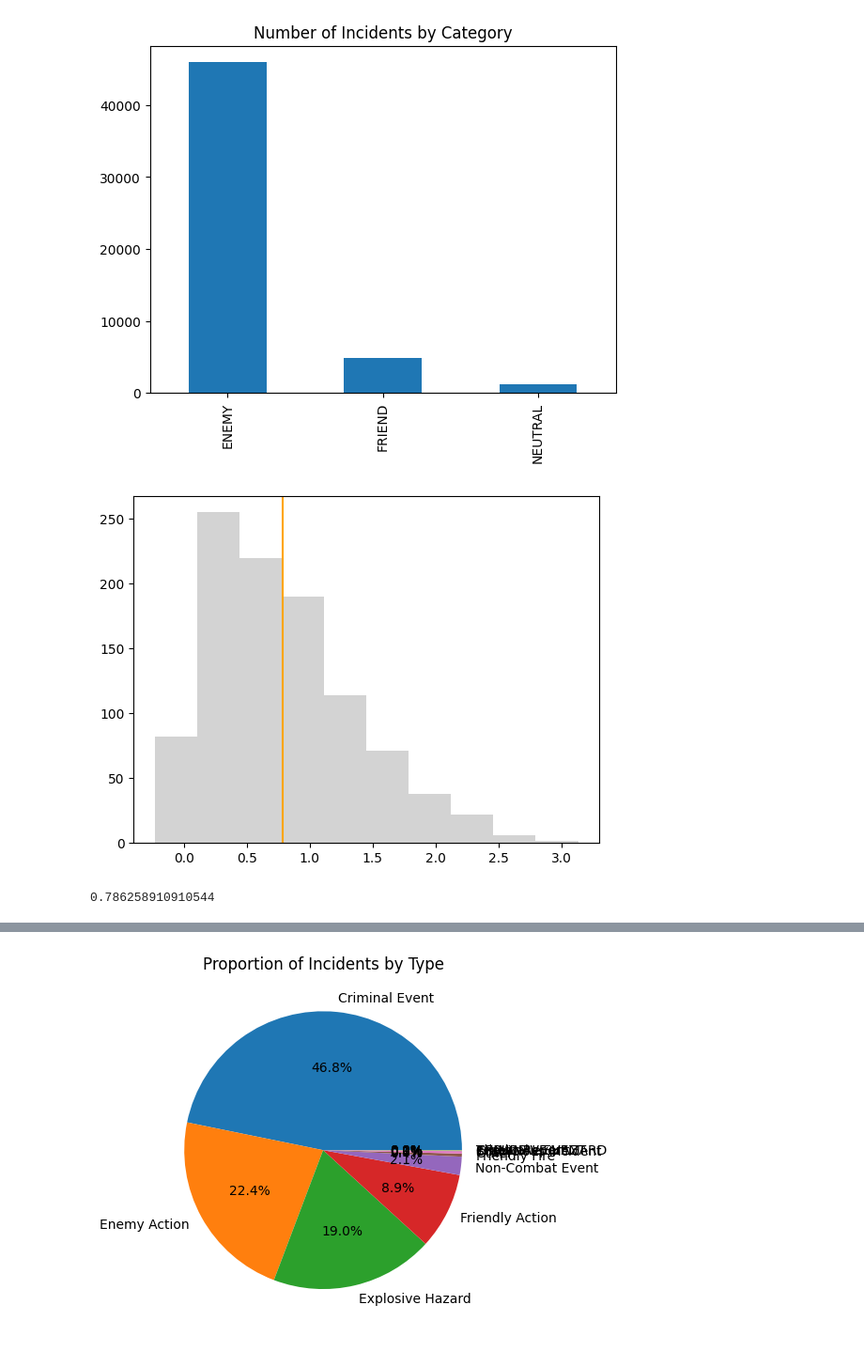
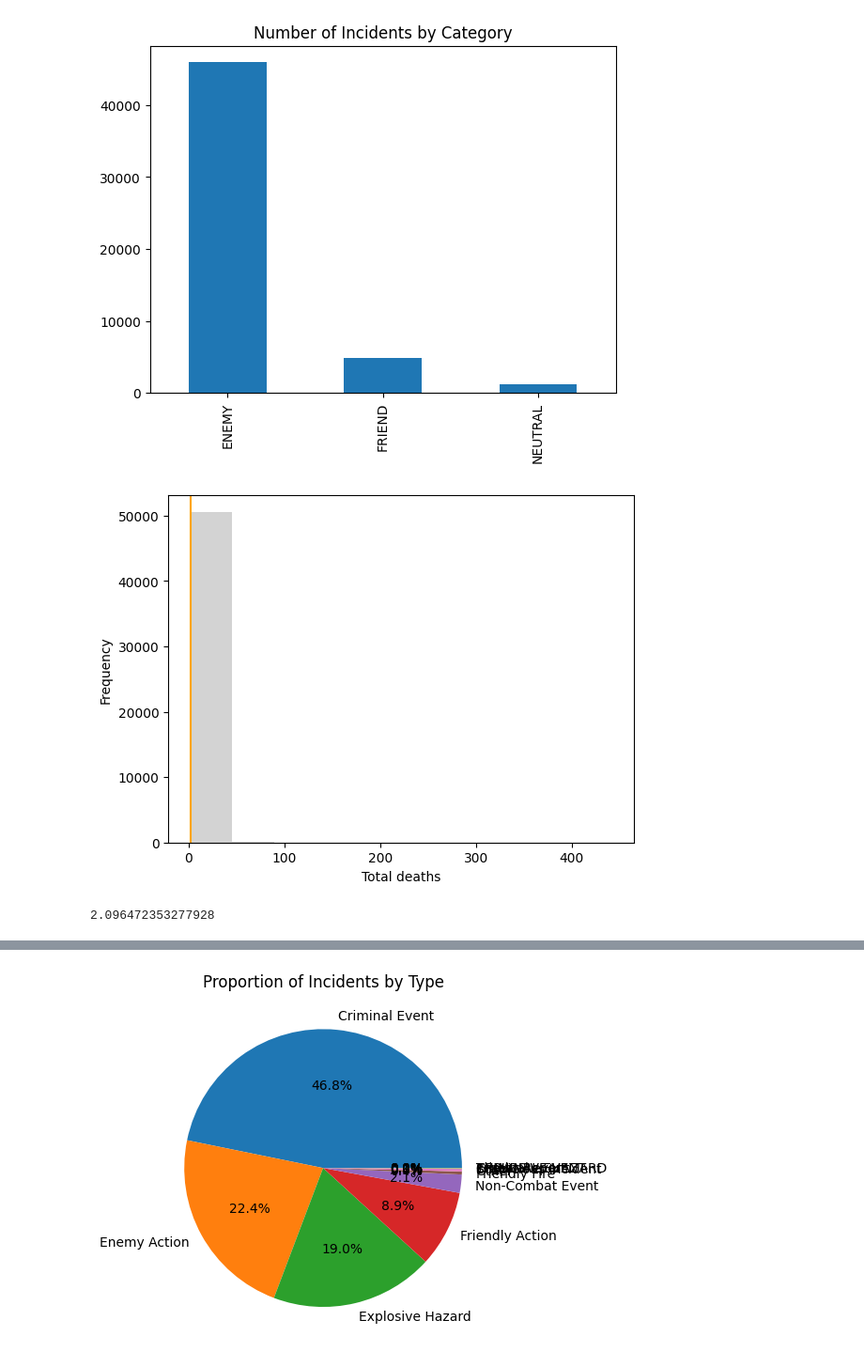
Before and after one commit to samanjalal499/statistics, a Jupyter notebook: histogram.ipynb, the cells around one changed output, grey strips where cells are left out. Shown: that part at 94% size. Cells and saved outputs as stored; diff of their text form; code cells hidden in the pictures.

```diff
--- a/histogram.ipynb
+++ b/histogram.ipynb
@@ -169,14 +163,24 @@ print('The category with the most incidents is:', most_common_category)
 # %% [output]
 The category with the most incidents is: ENEMY
 [figure]
-# %%
-fig, ax = plt.subplots()
-plt.axvline(x = x.mean(), color='orange')
-_ = plt.hist(x, color = 'lightgray')
-# %% [output]
-[figure, removed]
+# %%
+
+
+
+# Extract the 'Total deaths' column into an array
+x = df['Total deaths'].values
+
+# Plot a histogram of the 'Total deaths' column and add a vertical line at its mean
+fig, ax = plt.subplots()
+plt.axvline(x = x.mean(), color='orange')
+_ = plt.hist(x, color = 'lightgray')
+plt.xlabel('Total deaths')
+plt.ylabel('Frequency')
+plt.show()
+# %% [output]
+[figure, added]
 # %%
 xbar = x.mean()
 xbar
 # %% [output]
-0.786258910910544
+2.096472353277928
```
Also changed, not shown: parts of 23 cells of this notebook.
